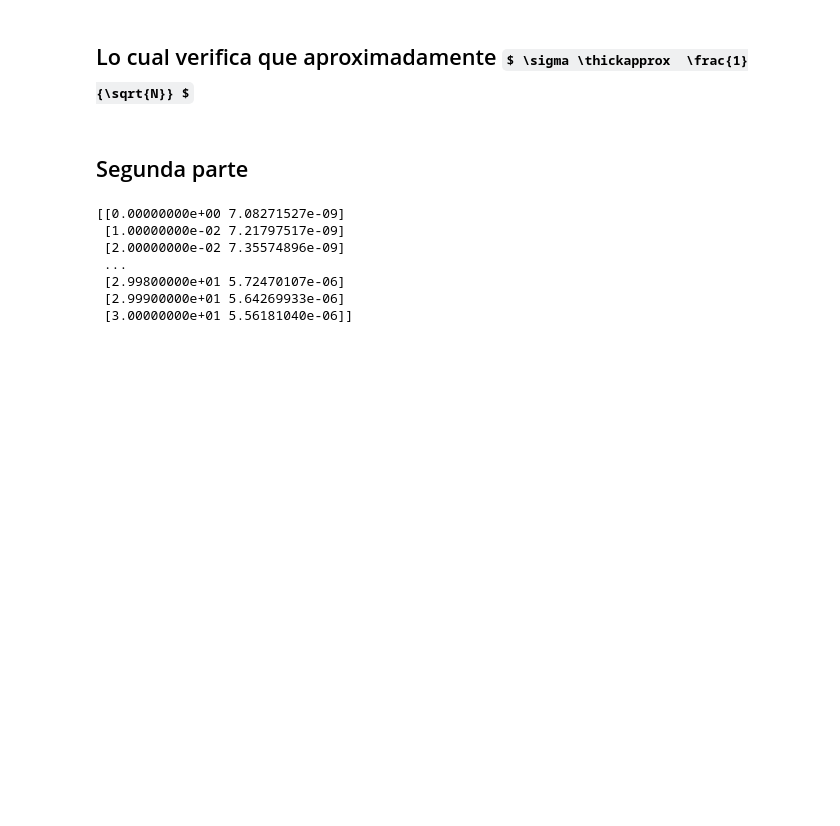
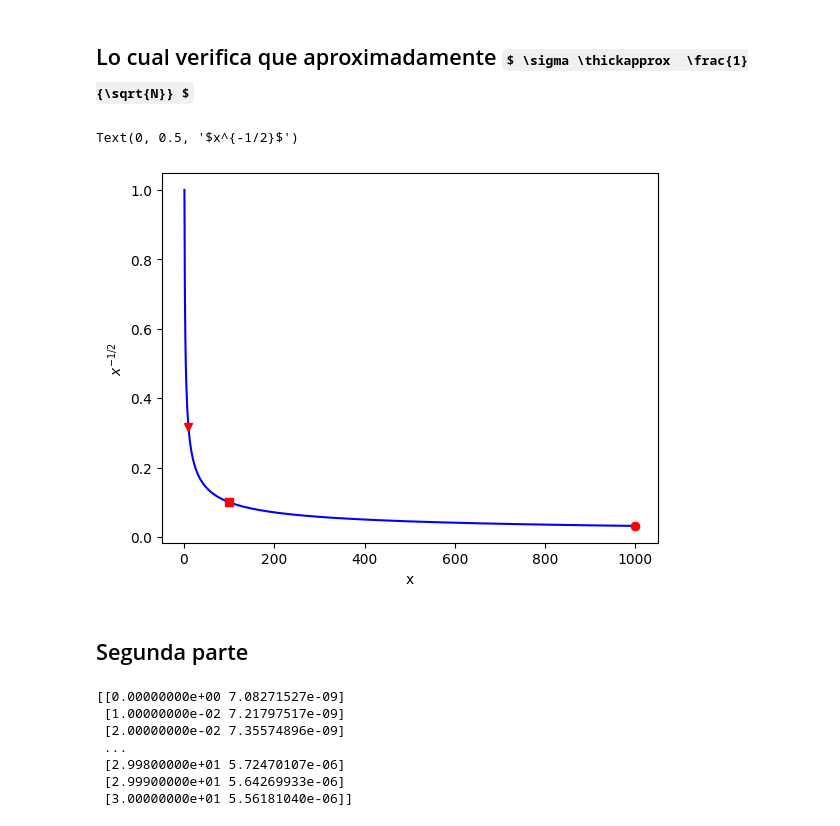
Before and after one commit to xlxnsxzpxtx/Metodos_cosmo, a Jupyter notebook: Practica_0/practica0.ipynb, the cells around one changed output. Cells and saved outputs as stored; diff of their text form; code cells hidden in the pictures; some formulas as TeX source; blank space fills up the shorter version.

```diff
--- a/Practica_0/practica0.ipynb
+++ b/Practica_0/practica0.ipynb
@@ -68,5 +68,17 @@ print(s3,s33)
 # %% [markdown]
 ## Lo cual verifica que aproximadamente $ \sigma \thickapprox  \frac{1}{\sqrt{N}} $
+# %%
+x = np.arange(1,1000)
+y = x**(-0.5)
+mpl.plot(x,y,color = 'blue')
+mpl.plot(10,0.31622776601683794,marker='v',color = 'red')
+mpl.plot(100,0.1,marker='s',color = 'red')
+mpl.plot(1000,0.03162277660168379,marker='o', color = 'red')
+mpl.xlabel('x')
+mpl.ylabel('$x^{-1/2}$')
+# %% [output]
+Text(0, 0.5, '$x^{-1/2}$')
+[figure, added]
 # %% [markdown]
 ## Segunda parte
 # %%
```
Also changed, not shown: parts of 4 cells of this notebook.
